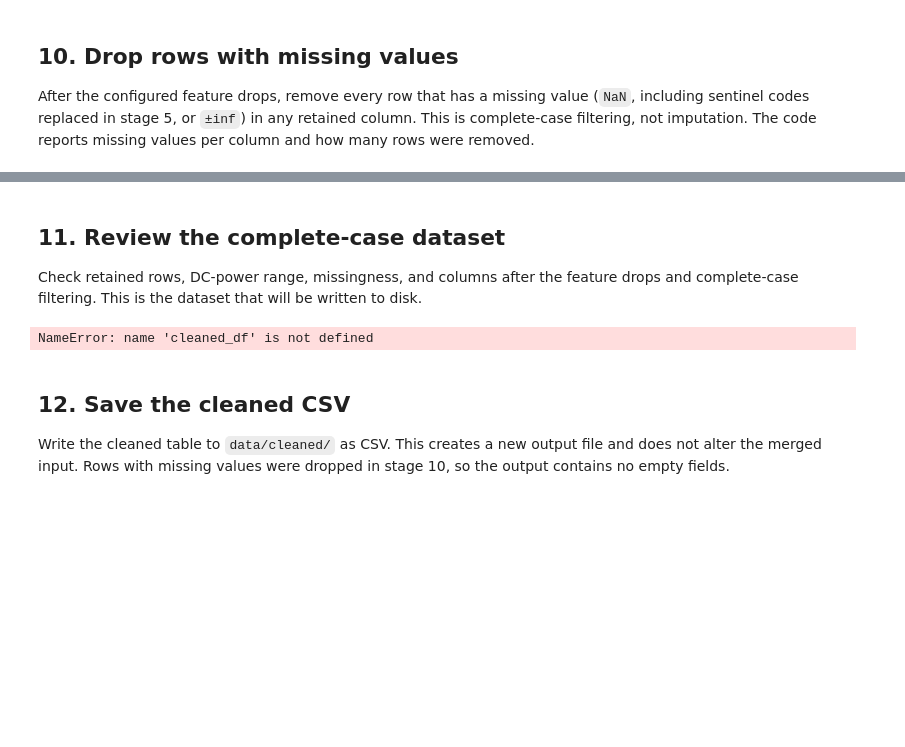
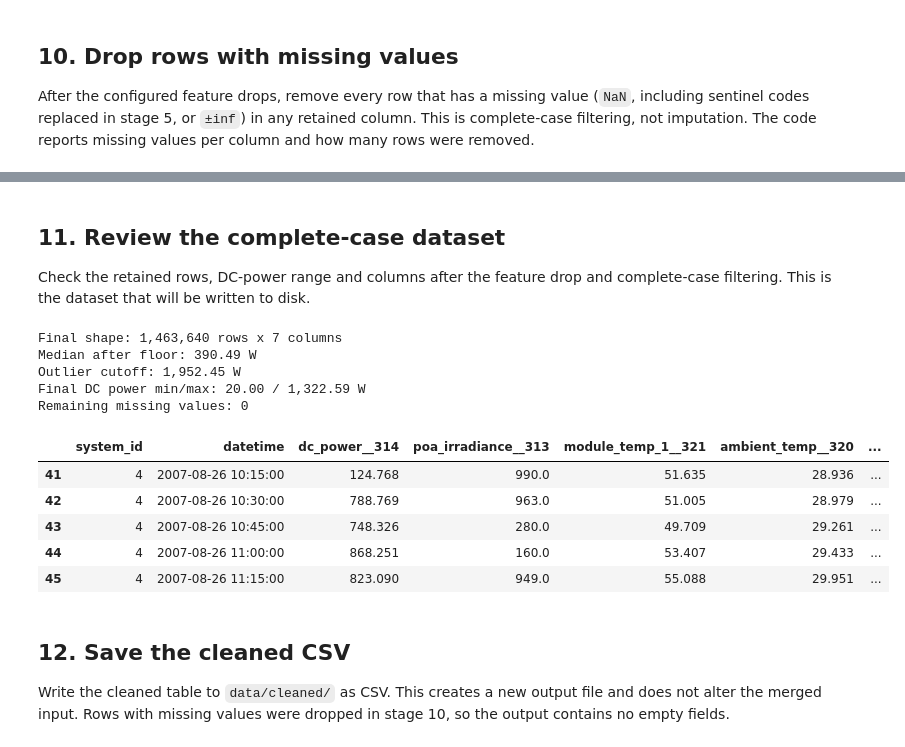
Before and after one commit to dimst2001/solarMl-thesis, a Jupyter notebook: notebooks/1_Data_preproccesing.ipynb, the cells around one changed output, grey strips where cells are left out. Saved outputs shown, nothing was run; the diff lists cells and outputs as text; code cells hidden in the pictures; blank space fills up the shorter version.

```diff
--- a/notebooks/1_Data_preproccesing.ipynb
+++ b/notebooks/1_Data_preproccesing.ipynb
@@ -329,5 +288,5 @@ List exact column names in `FEATURES_TO_KEEP` in this stage's code cell; every o
 # %%
-# Exact columns to keep; every other column is dropped.
+# Exact columns to keep, in output order; every other column is dropped.
 FEATURES_TO_KEEP = [
     "system_id",
     "datetime",
@@ -338,25 +297,12 @@ FEATURES_TO_KEEP = [
     "das_temp__325",
 ]
 
-# Always keep datetime, system_id, the DC-power target, and POA irradiance.
-protected_columns = ["datetime", dc_power_column]
-if "system_id" in cleaned_df.columns:
-    protected_columns.insert(0, "system_id")
-protected_columns += [
-    column
-    for column in cleaned_df.columns
-    if column.split("__", maxsplit=1)[0] == "poa_irradiance"
-]
-keep_columns = list(dict.fromkeys([*protected_columns, *FEATURES_TO_KEEP]))
-missing_keep_columns = [
-    column for column in keep_columns if column not in cleaned_df.columns
-]
+missing_keep_columns = sorted(set(FEATURES_TO_KEEP) - set(cleaned_df.columns))
 if missing_keep_columns:
     raise KeyError(f"Requested feature columns not found: {missing_keep_columns}")
 
-dropped_columns = [column for column in cleaned_df.columns if column not in keep_columns]
-rows_before_feature_drop = len(cleaned_df)
-cleaned_df = cleaned_df[keep_columns].copy()
+dropped_columns = [column for column in cleaned_df.columns if column not in FEATURES_TO_KEEP]
+cleaned_df = cleaned_df[FEATURES_TO_KEEP].copy()
 print(f"Features dropped: {dropped_columns}")
-print(f"Rows retained: {len(cleaned_df):,} / {rows_before_feature_drop:,}")
+print(f"Rows retained: {len(cleaned_df):,}")
 print(f"Columns remaining: {cleaned_df.columns.tolist()}")
@@ -388,23 +344,24 @@ NameError: name 'cleaned_df' is not defined
 # %% [markdown]
 ## 11. Review the complete-case dataset
 
-Check retained rows, DC-power range, missingness, and columns after the feature drops and complete-case filtering. This is the dataset that will be written to disk.
+Check the retained rows, DC-power range and columns after the feature drop and complete-case filtering. This is the dataset that will be written to disk.
 # %%
-final_missing_report = pd.DataFrame(
-    {
-        "missing_count": cleaned_df.isna().sum(),
-        "missing_percent": (cleaned_df.isna().mean() * 100).round(2),
-    }
-).sort_values("missing_percent", ascending=False)
-final_dc_power = pd.to_numeric(cleaned_df[dc_power_column], errors="coerce")
-
 print(f"Final shape: {cleaned_df.shape[0]:,} rows x {cleaned_df.shape[1]} columns")
-print(f"Primary DC power column: {dc_power_column}")
 print(f"Median after floor: {median_dc_power_w:,.2f} W")
 print(f"Outlier cutoff: {outlier_limit_w:,.2f} W")
-print(f"Final DC power min/max: {final_dc_power.min():,.2f} / {final_dc_power.max():,.2f} W")
-print("Missing values by column:")
-display(final_missing_report)
+print(f"Final DC power min/max: {cleaned_df[dc_power_column].min():,.2f} / "
+      f"{cleaned_df[dc_power_column].max():,.2f} W")
+print(f"Remaining missing values: {int(cleaned_df.isna().sum().sum()):,}")
 display(cleaned_df.head())
 # %% [output]
-NameError: name 'cleaned_df' is not defined
+Final shape: 1,463,640 rows x 7 columns
+Median after floor: 390.49 W
+Outlier cutoff: 1,952.45 W
+Final DC power min/max: 20.00 / 1,322.59 W
+Remaining missing values: 0
+|  | system_id | datetime | dc_power__314 | poa_irradiance__313 | module_temp_1__321 | ambient_temp__320 | ... |
+| 41 | 4 | 2007-08-26 10:15:00 | 124.768 | 990.0 | 51.635 | 28.936 | ... |
+| 42 | 4 | 2007-08-26 10:30:00 | 788.769 | 963.0 | 51.005 | 28.979 | ... |
+| 43 | 4 | 2007-08-26 10:45:00 | 748.326 | 280.0 | 49.709 | 29.261 | ... |
+| 44 | 4 | 2007-08-26 11:00:00 | 868.251 | 160.0 | 53.407 | 29.433 | ... |
+| 45 | 4 | 2007-08-26 11:15:00 | 823.090 | 949.0 | 55.088 | 29.951 | ... |
```
Also changed, not shown: parts of 18 cells of this notebook, 34 other files.
